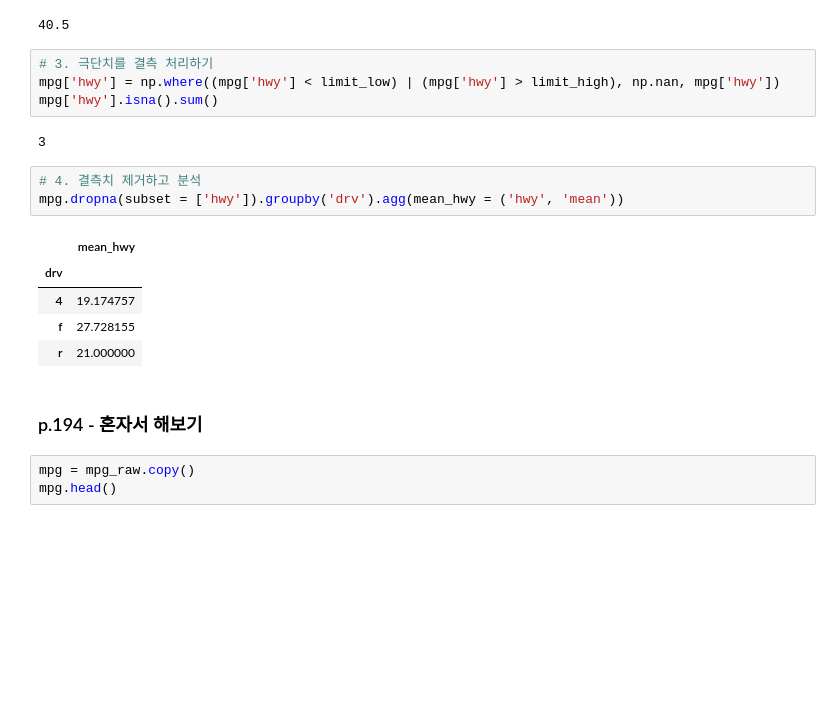
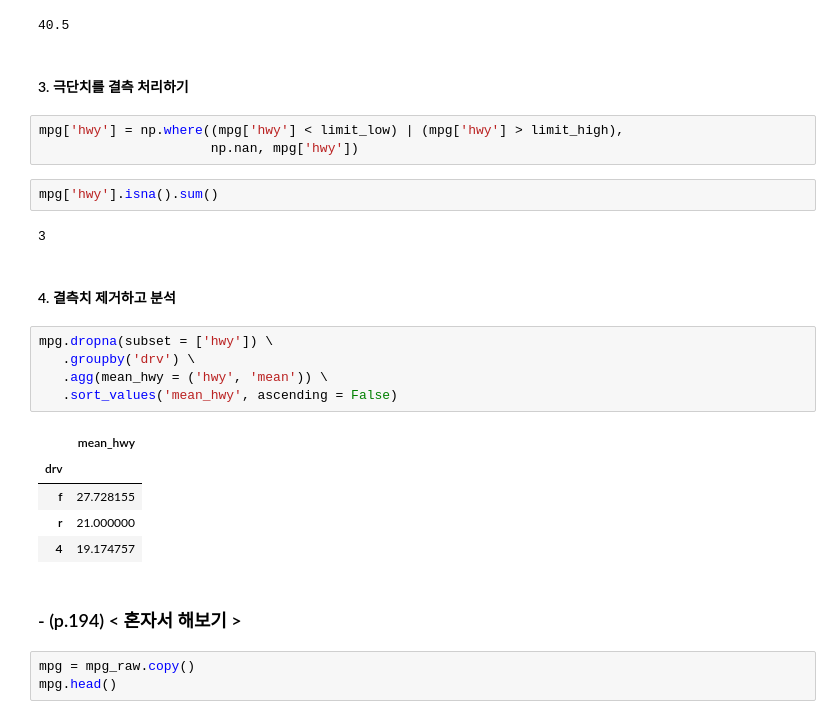
Before and after one commit to jamesbluenote/doit_pythondata, a Jupyter notebook: Doit_python_ch-07.ipynb, the cells around one changed output. Cells and saved outputs as stored; diff of their text form; blank space fills up the shorter version.

```diff
--- a/Doit_python_ch-07.ipynb
+++ b/Doit_python_ch-07.ipynb
@@ -400,23 +407,30 @@ limit_high = pct75 + 1.5*iqr
 limit_high
 # %% [output]
 40.5
+# %% [markdown]
+#### 3. 극단치를 결측 처리하기
 # %%
-# 3. 극단치를 결측 처리하기
-mpg['hwy'] = np.where((mpg['hwy'] < limit_low) | (mpg['hwy'] > limit_high), np.nan, mpg['hwy'])
-mpg['hwy'].isna().sum()
+mpg['hwy'] = np.where((mpg['hwy'] < limit_low) | (mpg['hwy'] > limit_high),
+                      np.nan, mpg['hwy'])
-# %% [output]
-3
+# %%
+mpg['hwy'].isna().sum()
+# %% [output]
+3
+# %% [markdown]
+#### 4. 결측치 제거하고 분석
 # %%
-# 4. 결측치 제거하고 분석
-mpg.dropna(subset = ['hwy']).groupby('drv').agg(mean_hwy = ('hwy', 'mean'))
+mpg.dropna(subset = ['hwy']) \
+   .groupby('drv') \
+   .agg(mean_hwy = ('hwy', 'mean')) \
+   .sort_values('mean_hwy', ascending = False)
 # %% [output]
 |  | mean_hwy |
 | drv |  |
-| 4 | 19.174757 |
 | f | 27.728155 |
 | r | 21.000000 |
+| 4 | 19.174757 |
 # %% [markdown]
-### p.194 - 혼자서 해보기
+### - (p.194) < 혼자서 해보기 >
 # %%
 mpg = mpg_raw.copy()
 mpg.head()
```
Also changed, not shown: parts of 141 cells of this notebook.
